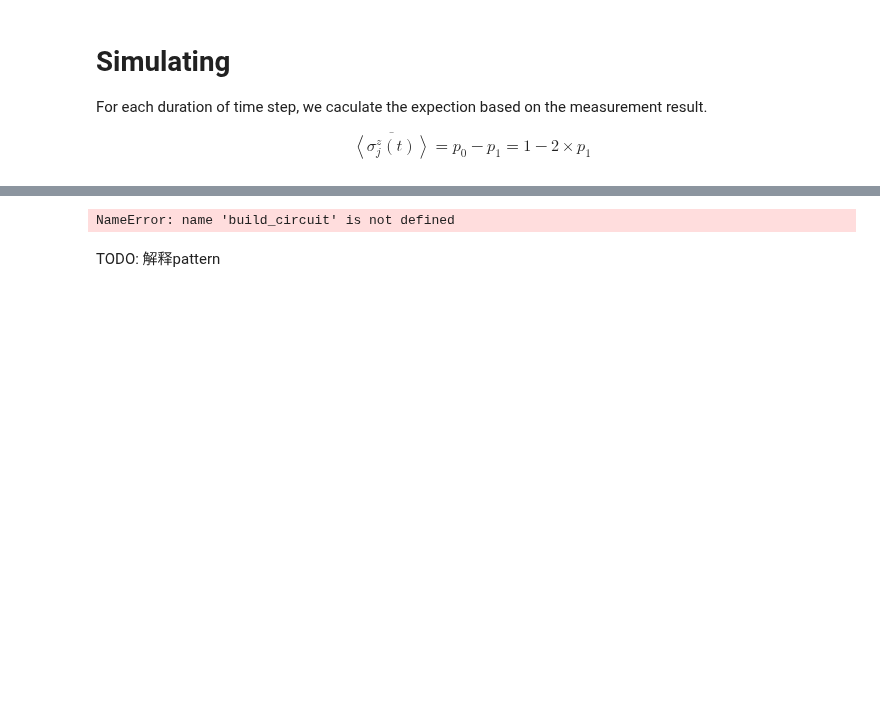
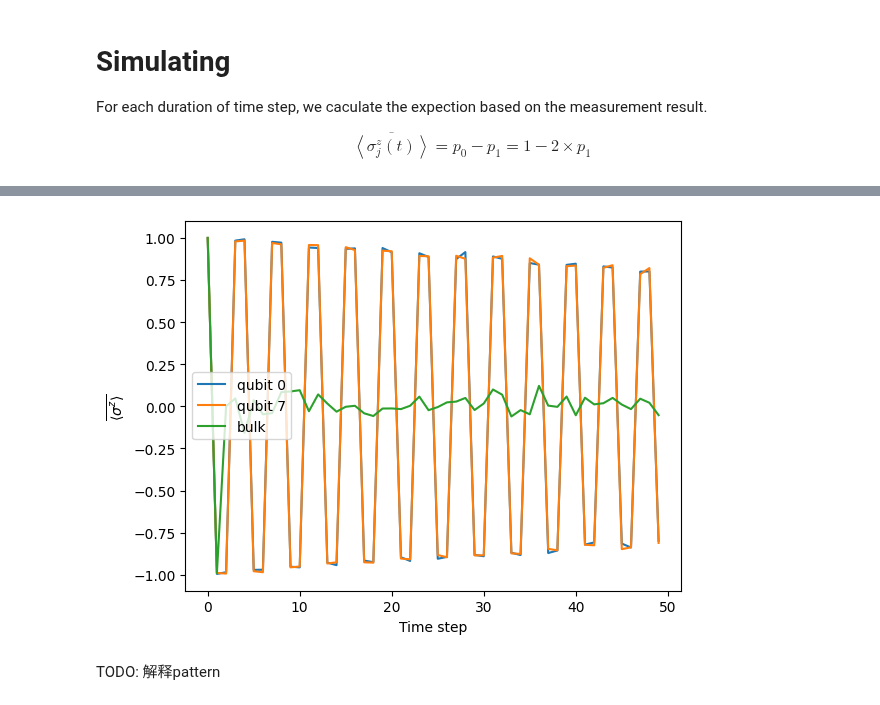
Before and after one commit to JanusQ/JanusQ, a Jupyter notebook: examples/4-2.simulate_time_crystal.ipynb, the cells around one changed output, grey strips where cells are left out. Drawn from its saved outputs; the diff is of its cells as text; code cells hidden in the pictures; blank space fills up the shorter version.

```diff
--- a/examples/4-2.simulate_time_crystal.ipynb
+++ b/examples/4-2.simulate_time_crystal.ipynb
@@ -191,39 +225,40 @@ We can compare our result with the experiment result. For each point in the figu
 # %%
 import matplotlib.pyplot as plt
 
 res = []
 
-# collect the result for time step from 1 to 40
-for i in range(0, 40):
+# collect the result for time step from 1 to 50
+for i in range(0, 50):
     # repeat 100 times
     res0 = 0
-    res4 = 0
+    res_mid = 0
     res7 = 0
     repeat_time = 20
     for _ in range(repeat_time):
         qc, reversed = build_circuit(i)
         qc = transpile(qc, backend)
-        result = backend.run(qc, shots=100).result().get_counts()
+        result = backend.run(qc, shots=100, noise_model=noise_model).result().get_counts()
         res_0 = expectation_value(result, 0, reversed)
-        res_4 = expectation_value(result, 4, reversed)
-        res_7 = expectation_value(result, 7, reversed)
+        mid = 0
+        for j in range(1, num_qubits-1):
+            mid += expectation_value(result, j, reversed)
+        res_7 = expectation_value(result, num_qubits-1, reversed)
         res0 += res_0
-        res4 += res_4
         res7 += res_7
+        res_mid += mid / (num_qubits-2)
     res0 /= repeat_time
-    res4 /= repeat_time
+    res_mid /= repeat_time
     res7 /= repeat_time
-    res.append([res0, res7, res4])
+    res.append([res0, res7, res_mid])
 
 # plot the result
-# TODO: 小一些
 plt.plot(res)
 plt.xlabel('Time step')
 plt.ylabel(r'$\overline{\left\langle\sigma^z\right\rangle}$')
-plt.legend(['qubit 0', 'qubit 7', 'qubit 4'])
+plt.legend(['qubit 0', 'qubit 7', 'bulk'])
 plt.show()
 # %% [output]
-NameError: name 'build_circuit' is not defined
+[figure, added]
 # %% [markdown]
 TODO:
     解释pattern
```
Also changed, not shown: parts of 2 cells of this notebook, 18 other files.
